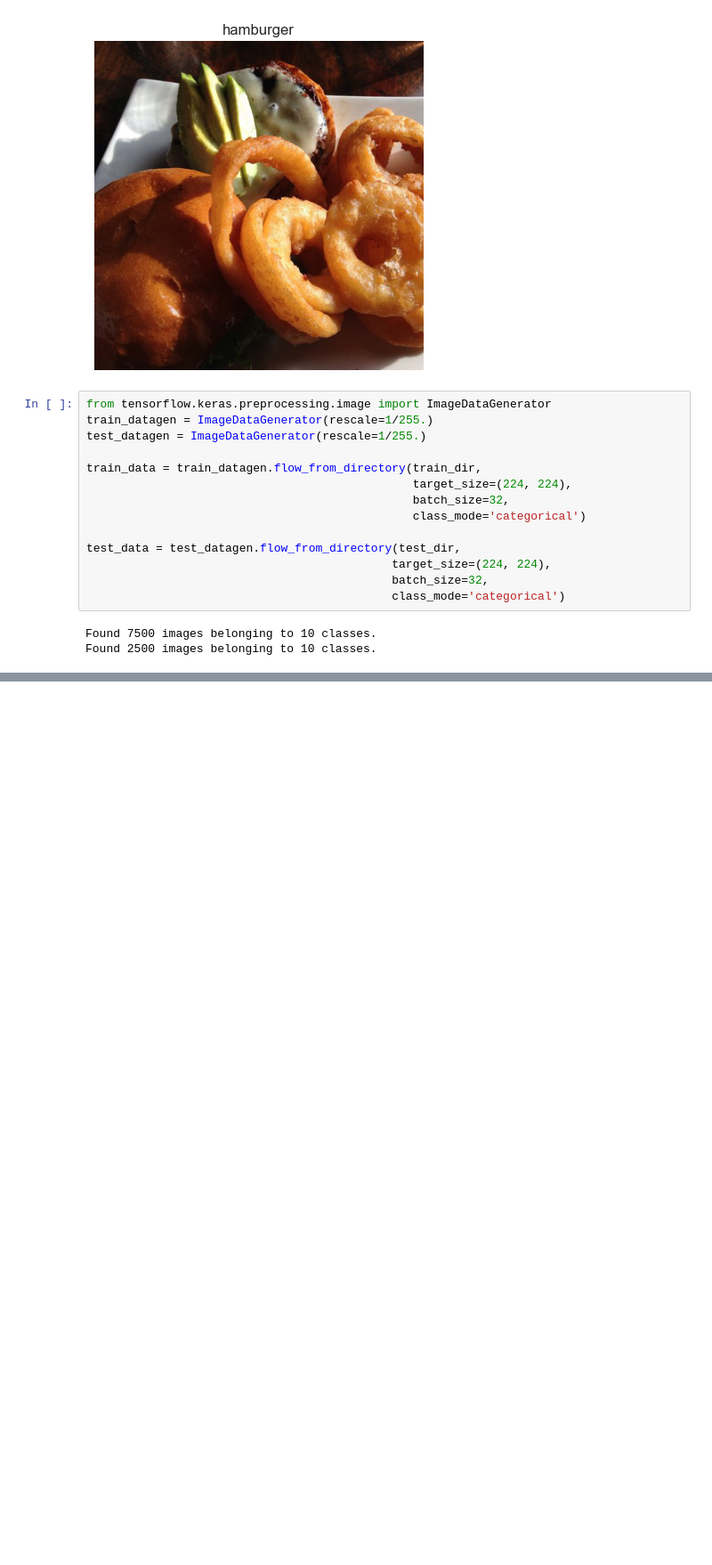
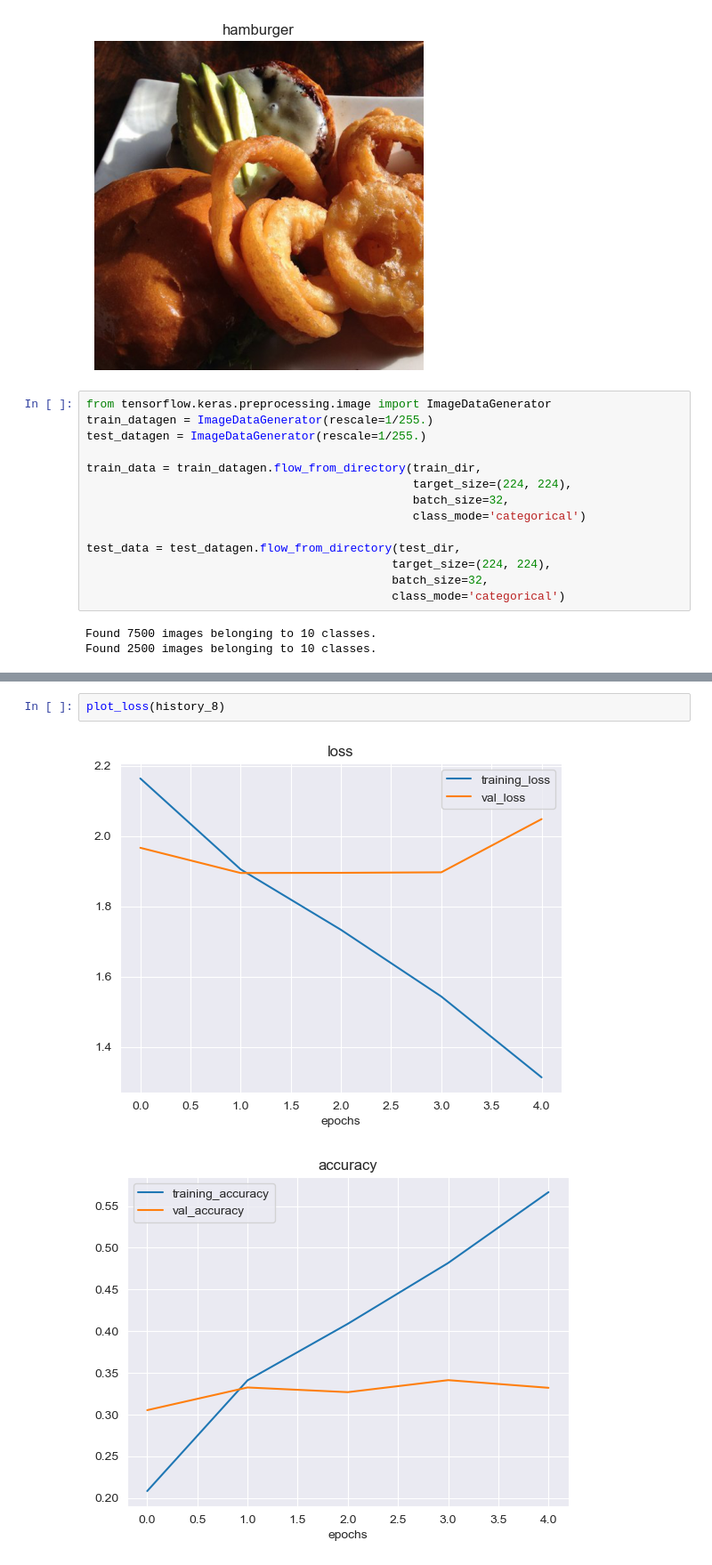
Before and after one commit to HkgCory/Neural_Network_Classification, a Jupyter notebook: multiclass_classification/computer_vision/food-vision.ipynb, the cells around one changed output, grey strips where cells are left out. Shown at 89% size. Cells and saved outputs as stored; diff of their text form; blank space fills up the shorter version.

```diff
--- a/multiclass_classification/computer_vision/food-vision.ipynb
+++ b/multiclass_classification/computer_vision/food-vision.ipynb
@@ -892,0 +901,5 @@ Epoch 4/5
+# %%
+plot_loss(history_8)
+# %% [output]
+[figure, added]
+[figure, added]
```
Also changed, not shown: parts of 2 cells of this notebook.
